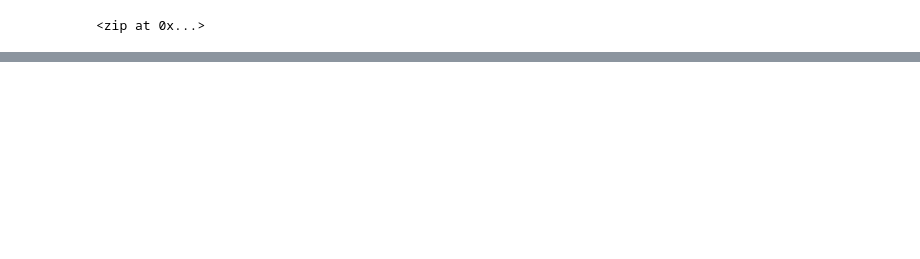
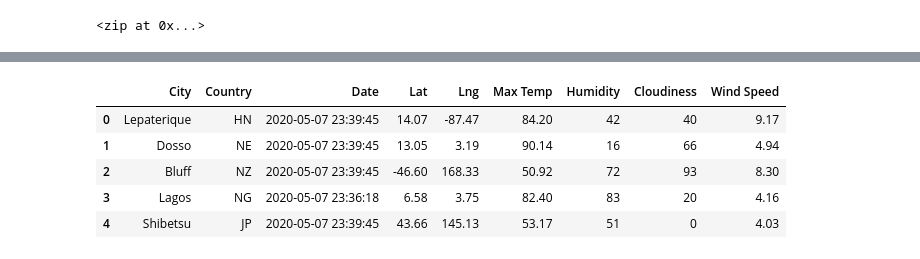
Before and after one commit to davidwcampbell/World_Weather_Analysis, a Jupyter notebook: WeatherPy.ipynb, the cells around one changed output, grey strips where cells are left out. Cells and saved outputs as stored; diff of their text form; code cells hidden in the pictures; blank space fills up the shorter version.

```diff
--- a/WeatherPy.ipynb
+++ b/WeatherPy.ipynb
@@ -32,0 +146,11 @@ len(cities)
+# %%
+new_column_order = ["City", "Country", "Date", "Lat", "Lng", "Max Temp", "Humidity", "Cloudiness", "Wind Speed"]
+city_data_df = city_data_df[new_column_order]
+city_data_df.head()
+# %% [output]
+|  | City | Country | Date | Lat | Lng | Max Temp | Humidity | Cloudiness | Wind Speed |
+| 0 | Lepaterique | HN | 2020-05-07 23:39:45 | 14.07 | -87.47 | 84.20 | 42 | 40 | 9.17 |
+| 1 | Dosso | NE | 2020-05-07 23:39:45 | 13.05 | 3.19 | 90.14 | 16 | 66 | 4.94 |
+| 2 | Bluff | NZ | 2020-05-07 23:39:45 | -46.60 | 168.33 | 50.92 | 72 | 93 | 8.30 |
+| 3 | Lagos | NG | 2020-05-07 23:36:18 | 6.58 | 3.75 | 82.40 | 83 | 20 | 4.16 |
+| 4 | Shibetsu | JP | 2020-05-07 23:39:45 | 43.66 | 145.13 | 53.17 | 51 | 0 | 4.03 |
```
Also changed, not shown: parts of 8 cells of this notebook, 3 other files.
